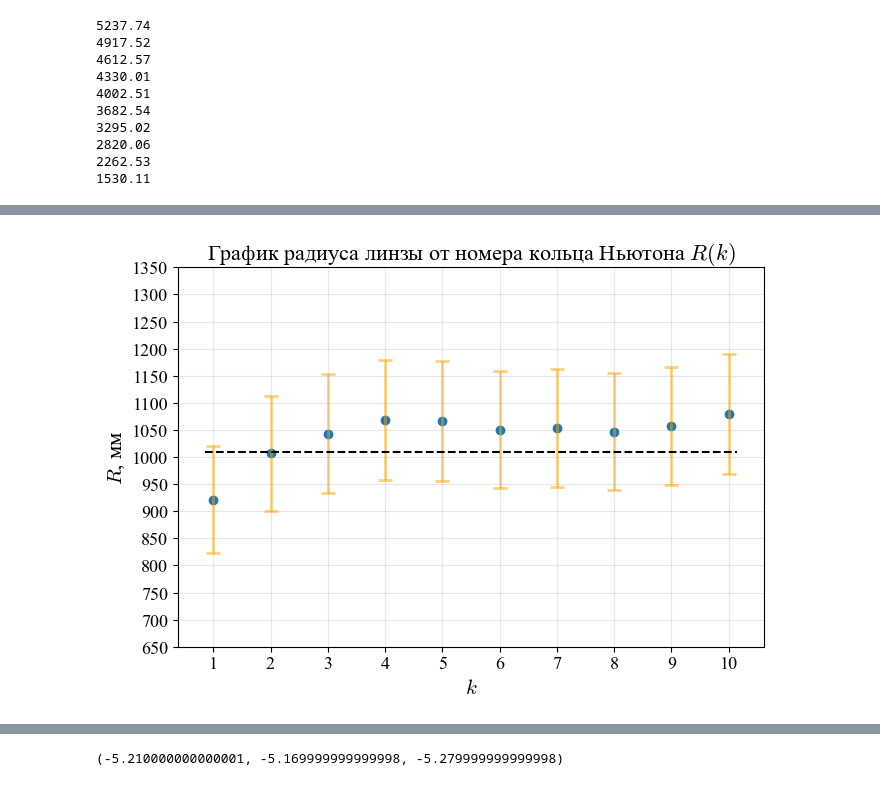
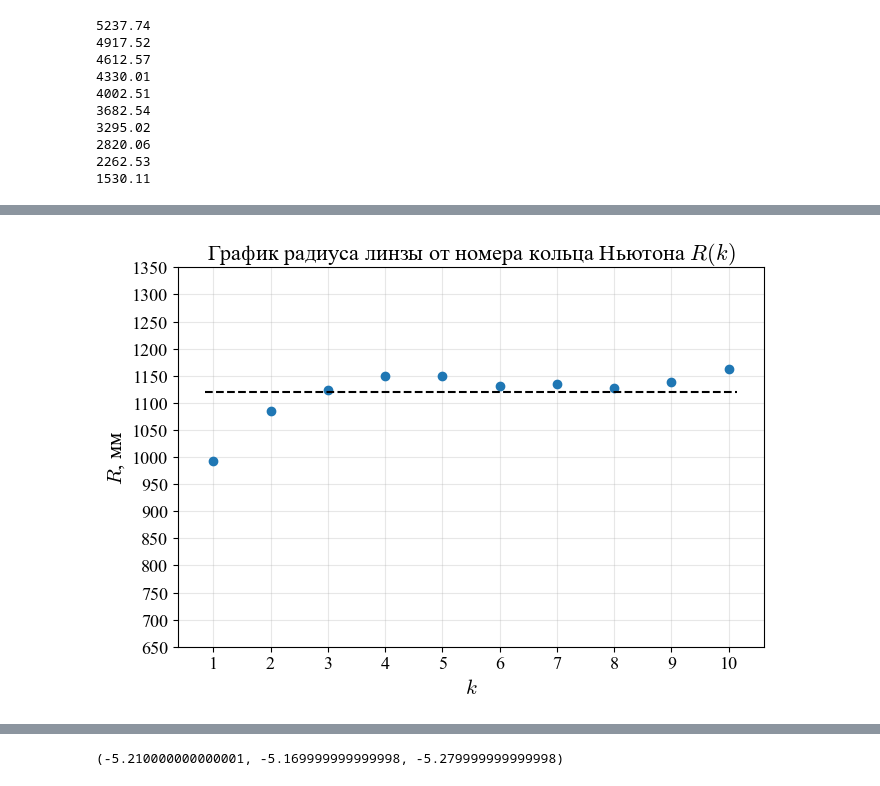
Before and after one commit to SerKin0/IBTC-physics-2k4s-latex-newton_ring, a Jupyter notebook: data/main.ipynb, the cells around one changed output, grey strips where cells are left out. Saved outputs shown, nothing was run; the diff lists cells and outputs as text; code cells hidden in the pictures.

```diff
--- a/data/main.ipynb
+++ b/data/main.ipynb
@@ -26,7 +26,7 @@ delta_beta = 0.5
 n = 1
 
 # Длина волны света
-lambda_light = 0.589 * 1e-6
+lambda_light = 0.547 * 1e-3
 
 # Абсолютная погрешность диаметра колец Ньютона
 delta_d = 0.01
@@ -44,7 +44,7 @@ tests = [
         32.46,
         32.74,
         33.06,
-        34.06,
+        34.56,
         35.00,
         35.31,
         35.53,
@@ -448,11 +654,4 @@ plt.show()
 # %%
-middle = 0
-count = 0
 
-for row in radius_lenses:
-    count += len(row)
-    middle += sum(row)
 
-middle_radius_lenses = middle / count
-
-middle_radius_lenses
+middle_radius_lenses = np.average(radius_lenses)
@@ -475,44 +672,44 @@ colors = [
     'red',
     'orange'
 ]
 
 length = len(radius_lenses)
 # for index, (r, de_r, col) in enumerate(zip(radius_lenses, error_radius_lenses, colors)):
 #     window_y = [y - step * (index - length // 2) for y in y_points]
 #     ax.plot(window_y, r, 'o', markersize=5, color=col, label=f"Измерение {index+1}")
 #     ax.errorbar(window_y, r,
 #                 yerr=de_r,
 #                 fmt='none',
 #                 capsize=5,
 #                 capthick=2,
 #                 elinewidth=2,
 #                 ecolor=col,
 #                 alpha=0.5)
 
-plt.plot(y_points, tre, 'o')
-ax.errorbar(y_points, tre,
-                yerr=error_tre,
-                fmt='none',
-                capsize=5,
-                capthick=2,
-                elinewidth=2,
-                ecolor=col,
-                alpha=0.5)
+plt.plot(y_points, np.flip(radius_lenses), 'o')
+# ax.errorbar(y_points, tre,
+#                 yerr=error_tre,
+#                 fmt='none',
+#                 capsize=5,
+#                 capthick=2,
+#                 elinewidth=2,
+#                 ecolor='gray',
+#                 alpha=0.5)
 
-plt.plot([1-step, 10+step], [middle_radius_lenses-30] * 2, '--', color='black')
+plt.plot([1-step, 10+step], [middle_radius_lenses] * 2, '--', color='black')
 # plt.plot([1-step, 10+step], [1060.2288499068957] * 2, '--', color='blue')
 
 plt.xlabel("$k$")
 plt.ylabel("$R$, мм")
 plt.xticks(y_points)
 plt.yticks([i for i in range(650, 1400, 50)])
 ax.grid(True, alpha=0.3)
 plt.title("График радиуса линзы от номера кольца Ньютона $R(k)$")
 plt.tight_layout()
 fig.savefig('graph_2.pdf', bbox_inches='tight')
 plt.show()
 # %% [output]
-[figure, old version]
+[figure, new version]
 # %%
 radius_lenses
 # %% [output]
```
Also changed, not shown: parts of 22 cells of this notebook, 4 other files.
